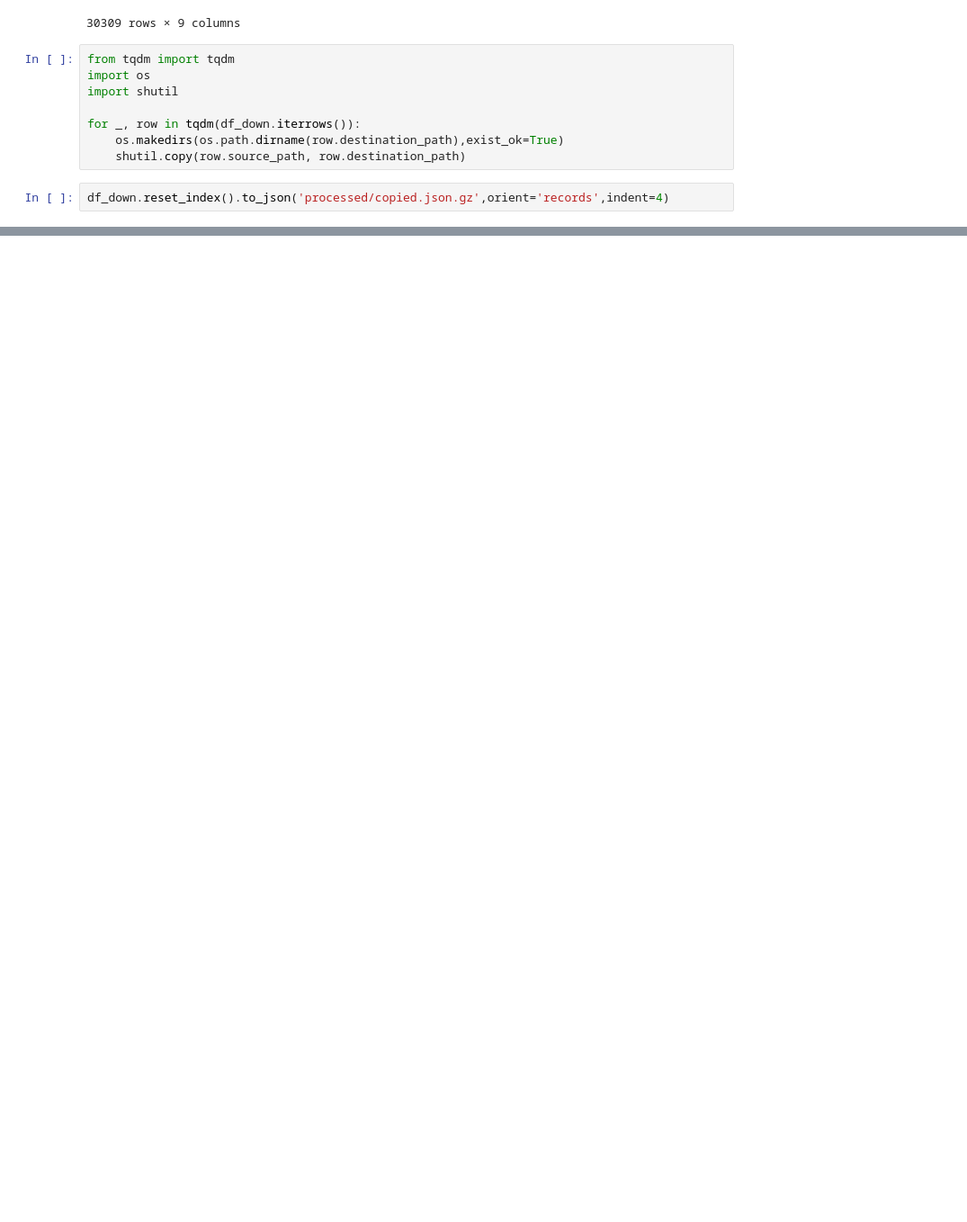
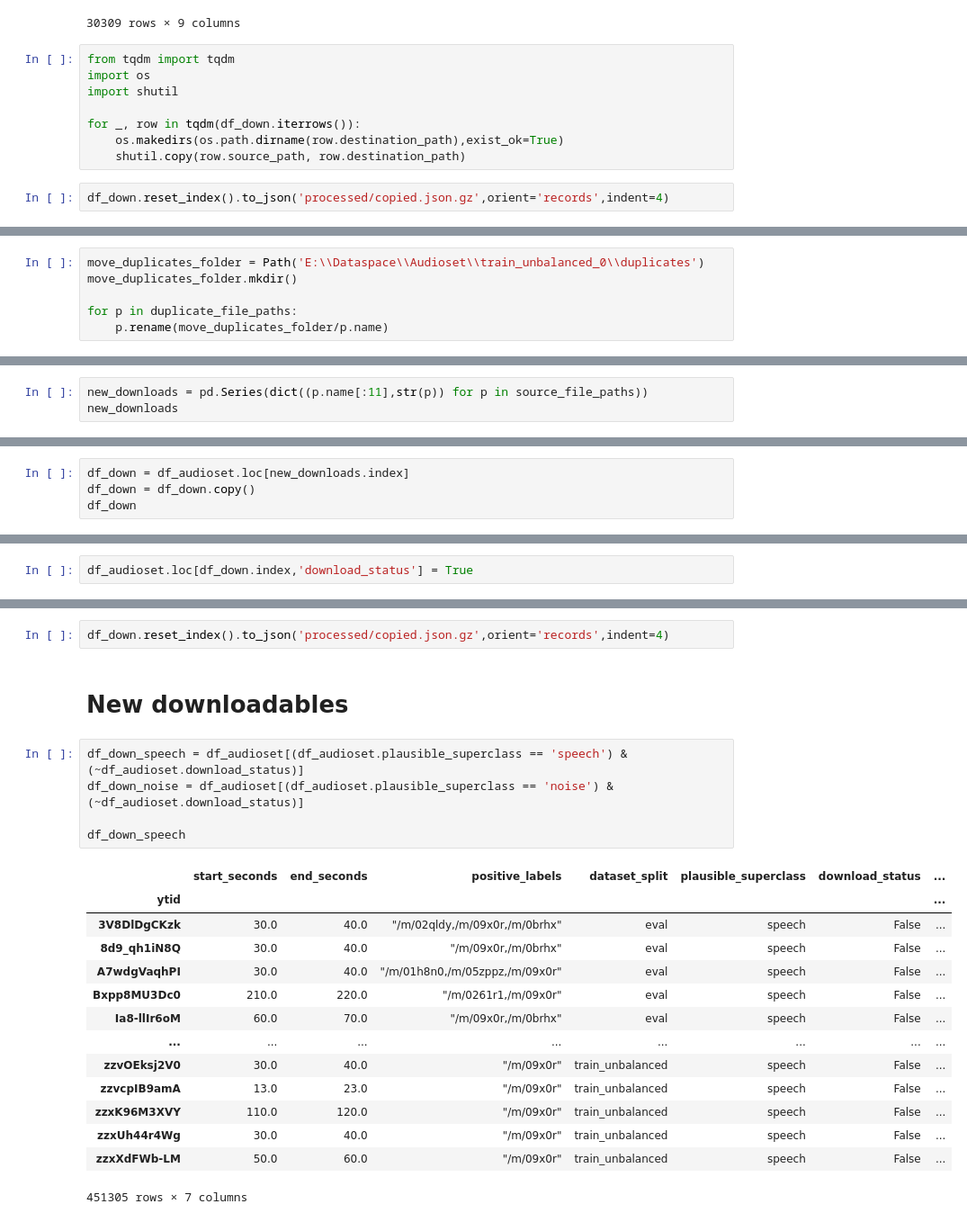
Before and after one commit to shamim-hussain/audioset_speech_music_noise, a Jupyter notebook: audioset.ipynb, the cells around one changed output, grey strips where cells are left out. Shown at 90% size. Cells and saved outputs as stored; diff of their text form; blank space fills up the shorter version.

Commit message:
after download

```diff
--- a/audioset.ipynb
+++ b/audioset.ipynb
@@ -860,0 +899,6 @@ df_down.reset_index().to_json('processed/copied.json.gz',orient='records',indent
+# %%
+move_duplicates_folder = Path('E:\\Dataspace\\Audioset\\train_unbalanced_0\\duplicates')
+move_duplicates_folder.mkdir()
+
+for p in duplicate_file_paths:
+    p.rename(move_duplicates_folder/p.name)
@@ -860,0 +911,3 @@ df_down.reset_index().to_json('processed/copied.json.gz',orient='records',indent
+# %%
+new_downloads = pd.Series(dict((p.name[:11],str(p)) for p in source_file_paths))
+new_downloads
@@ -860,0 +927,4 @@ df_down.reset_index().to_json('processed/copied.json.gz',orient='records',indent
+# %%
+df_down = df_audioset.loc[new_downloads.index]
+df_down = df_down.copy()
+df_down
@@ -860,0 +961,2 @@ df_down.reset_index().to_json('processed/copied.json.gz',orient='records',indent
+# %%
+df_audioset.loc[df_down.index,'download_status'] = True
@@ -860,0 +1007,24 @@ df_down.reset_index().to_json('processed/copied.json.gz',orient='records',indent
+# %%
+df_down.reset_index().to_json('processed/copied.json.gz',orient='records',indent=4)
+# %% [markdown]
+# New downloadables
+# %%
+df_down_speech = df_audioset[(df_audioset.plausible_superclass == 'speech') & (~df_audioset.download_status)]
+df_down_noise = df_audioset[(df_audioset.plausible_superclass == 'noise') & (~df_audioset.download_status)]
+
+df_down_speech
+# %% [output]
+|  | start_seconds | end_seconds | positive_labels | dataset_split | plausible_superclass | download_status | ... |
+| ytid |  |  |  |  |  |  | ... |
+| 3V8DlDgCKzk | 30.0 | 40.0 | "/m/02qldy,/m/09x0r,/m/0brhx" | eval | speech | False | ... |
+| 8d9_qh1iN8Q | 30.0 | 40.0 | "/m/09x0r,/m/0brhx" | eval | speech | False | ... |
+| A7wdgVaqhPI | 30.0 | 40.0 | "/m/01h8n0,/m/05zppz,/m/09x0r" | eval | speech | False | ... |
+| Bxpp8MU3Dc0 | 210.0 | 220.0 | "/m/0261r1,/m/09x0r" | eval | speech | False | ... |
+| Ia8-llIr6oM | 60.0 | 70.0 | "/m/09x0r,/m/0brhx" | eval | speech | False | ... |
+| ... | ... | ... | ... | ... | ... | ... | ... |
+| zzvOEksj2V0 | 30.0 | 40.0 | "/m/09x0r" | train_unbalanced | speech | False | ... |
+| zzvcpIB9amA | 13.0 | 23.0 | "/m/09x0r" | train_unbalanced | speech | False | ... |
+| zzxK96M3XVY | 110.0 | 120.0 | "/m/09x0r" | train_unbalanced | speech | False | ... |
+| zzxUh44r4Wg | 30.0 | 40.0 | "/m/09x0r" | train_unbalanced | speech | False | ... |
+| zzxXdFWb-LM | 50.0 | 60.0 | "/m/09x0r" | train_unbalanced | speech | False | ... |
+451305 rows × 7 columns
```
Also changed, not shown: parts of 21 cells of this notebook, 3 other files.
